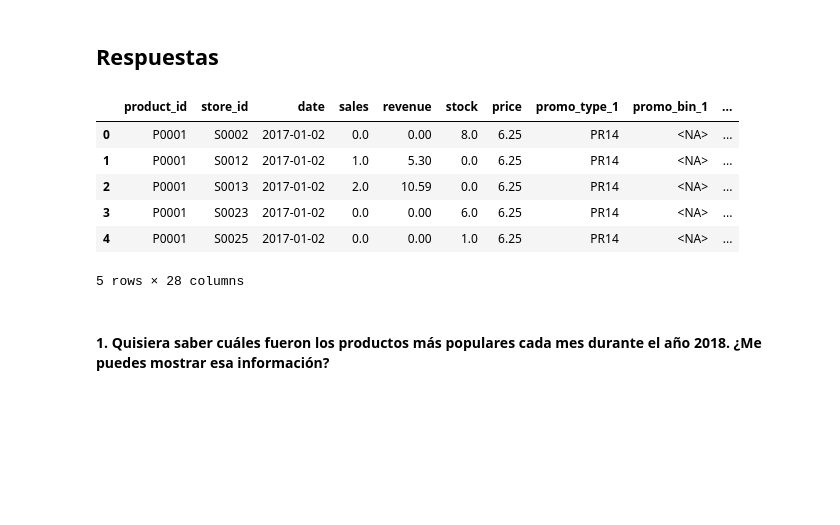
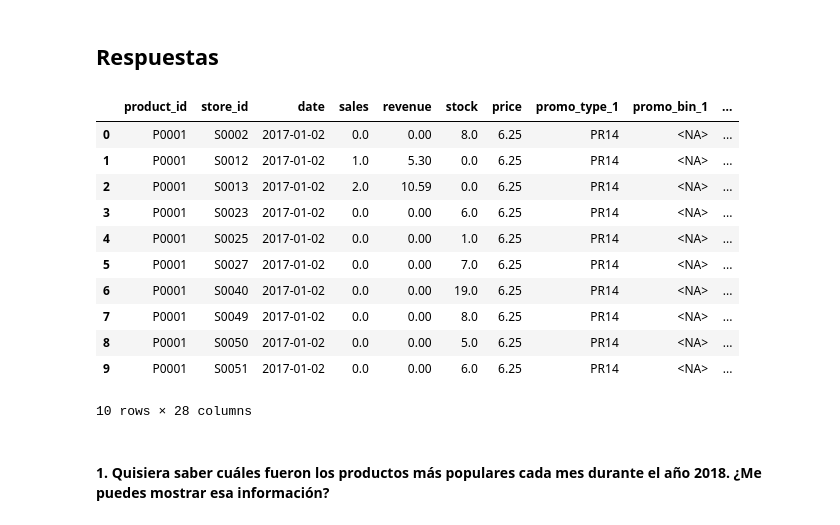
Before and after one commit to cramirez98/WorkshopSumz, a Jupyter notebook: workshop/Workshop 1.ipynb, the cells around one changed output. Cells and saved outputs as stored; diff of their text form; code cells hidden in the pictures; blank space fills up the shorter version.

```diff
--- a/workshop/Workshop 1.ipynb
+++ b/workshop/Workshop 1.ipynb
@@ -431,15 +431,20 @@ df_analysis['sale_year'] = df_analysis['date'].dt.year
 df_analysis['sale_month'] = df_analysis['date'].dt.month
 df_analysis['sale_quarter'] = df_analysis['date'].dt.quarter
 # %%
-df_analysis.head(5)
+df_analysis.head(10)
 # %% [output]
 |  | product_id | store_id | date | sales | revenue | stock | price | promo_type_1 | promo_bin_1 | ... |
 | 0 | P0001 | S0002 | 2017-01-02 | 0.0 | 0.00 | 8.0 | 6.25 | PR14 | <NA> | ... |
 | 1 | P0001 | S0012 | 2017-01-02 | 1.0 | 5.30 | 0.0 | 6.25 | PR14 | <NA> | ... |
 | 2 | P0001 | S0013 | 2017-01-02 | 2.0 | 10.59 | 0.0 | 6.25 | PR14 | <NA> | ... |
 | 3 | P0001 | S0023 | 2017-01-02 | 0.0 | 0.00 | 6.0 | 6.25 | PR14 | <NA> | ... |
 | 4 | P0001 | S0025 | 2017-01-02 | 0.0 | 0.00 | 1.0 | 6.25 | PR14 | <NA> | ... |
+| 5 | P0001 | S0027 | 2017-01-02 | 0.0 | 0.00 | 7.0 | 6.25 | PR14 | <NA> | ... |
+| 6 | P0001 | S0040 | 2017-01-02 | 0.0 | 0.00 | 19.0 | 6.25 | PR14 | <NA> | ... |
+| 7 | P0001 | S0049 | 2017-01-02 | 0.0 | 0.00 | 8.0 | 6.25 | PR14 | <NA> | ... |
+| 8 | P0001 | S0050 | 2017-01-02 | 0.0 | 0.00 | 5.0 | 6.25 | PR14 | <NA> | ... |
+| 9 | P0001 | S0051 | 2017-01-02 | 0.0 | 0.00 | 6.0 | 6.25 | PR14 | <NA> | ... |
-5 rows × 28 columns
+10 rows × 28 columns
 # %% [markdown]
 #### 1. Quisiera saber cuáles fueron los productos más populares cada mes durante el año 2018. ¿Me puedes mostrar esa información?
 # %%
```
Also changed, not shown: parts of 5 cells of this notebook.
